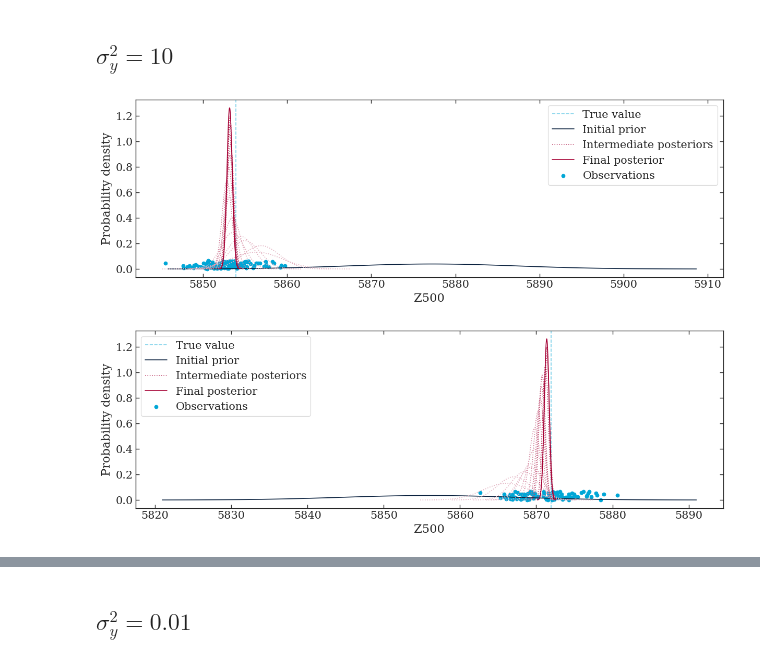
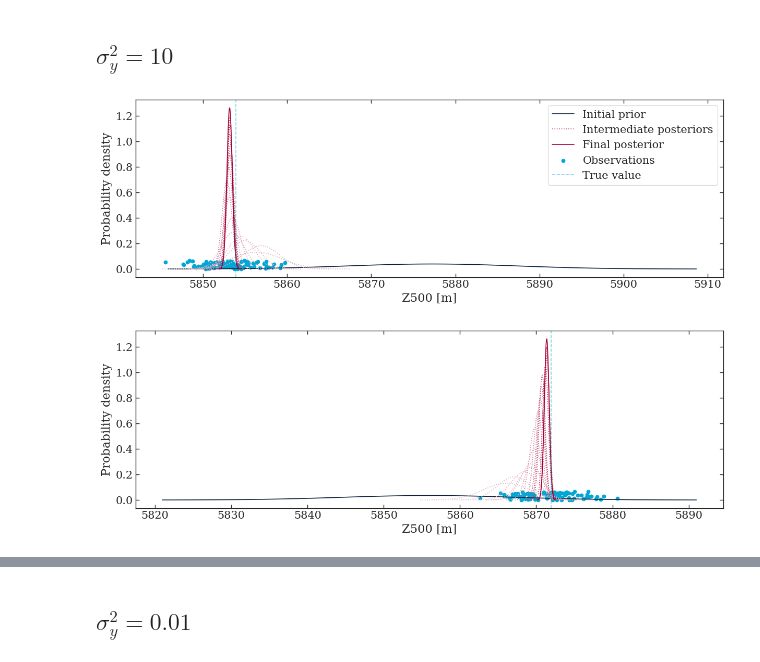
Before and after one commit to DominikStiller/uw-enspred, a Jupyter notebook: notebooks/lab3.ipynb, the cells around one changed output, grey strips where cells are left out. Cells and saved outputs as stored; diff of their text form; code cells hidden in the pictures.

```diff
--- a/notebooks/lab3.ipynb
+++ b/notebooks/lab3.ipynb
@@ -99,9 +95,7 @@ assimilate_single_and_plot(point2, lat2, "single_point2")
 # %% [markdown]
 # Multiple observations
 # %%
-def assimilate_multiple(point, lat, sigma_y, seed_inc=0):
-    N_obs = 100
-
+def assimilate_multiple(point, lat, sigma_y, seed_inc=0, N_obs = 100):
     x_true = point[0]
     initial_prior_samples = point[1:]
     initial_prior = norm(*norm.fit(initial_prior_samples))
@@ -110,26 +104,29 @@ def assimilate_multiple(point, lat, sigma_y, seed_inc=0):
     rng = default_rng(int(14154567554 + point[0] + lat + seed_inc))
     obs = []
     posteriors = []
+    priors = []
     for i in range(N_obs):
+        priors.append(prior)
+
         y = x_true + norm.rvs(0, sigma_y, random_state=rng)
         obs.append(y)
         posterior = assimilate(prior, y, sigma_y)
         prior = posterior
+
         posteriors.append(posterior)
 
-    return N_obs, x_true, initial_prior, obs, posteriors
+    return N_obs, x_true, obs, priors, posteriors
 # %%
-def assimilate_multiple_and_plot(point, lat, sigma_y, name):
-    N_obs, x_true, initial_prior, obs, posteriors = assimilate_multiple(point, lat, sigma_y)
+def assimilate_multiple_and_plot(point, lat, sigma_y, name, show_legend=True):
+    N_obs, x_true, obs, priors, posteriors = assimilate_multiple(point, lat, sigma_y)
 
     fig, ax = plt.subplots(figsize=(12, 4))
 
-    ax.axvline(x_true, color="C2", alpha=0.5, label="True value", ls="--")
-    plot_pdf(ax, initial_prior, lim=0.001, label="Initial prior")
+    plot_pdf(ax, priors[0], lim=0.001, label="Initial prior")
 
-    cmap = matplotlib.colors.LinearSegmentedColormap.from_list("reds", [
-        matplotlib.colors.to_rgb("white"),
-        matplotlib.colors.to_rgb("C1"),
+    cmap = mpl.colors.LinearSegmentedColormap.from_list("reds", [
+        mpl.colors.to_rgb("white"),
+        mpl.colors.to_rgb("C1"),
     ])(np.linspace(0.3, 1, N_obs))
 
     for i, posterior in enumerate(posteriors):
@@ -144,9 +141,12 @@ def assimilate_multiple_and_plot(point, lat, sigma_y, name):
 
     jitter_max = ax.get_ylim()[1] * 0.05
     ax.scatter(obs, np.random.uniform(0, jitter_max, len(obs)), c="C2", label="Observations")
+    ax.axvline(x_true, color="C2", alpha=0.5, label="True value", ls="--")
 
-    ax.legend()
-    ax.set_xlabel("Z500")
+    if show_legend:
+        ax.legend()
+
+    ax.set_xlabel("Z500 [m]")
     ax.set_ylabel("Probability density")
 
     format_plot()
@@ -156,8 +156,8 @@ def assimilate_multiple_and_plot(point, lat, sigma_y, name):
 # %%
 assimilate_multiple_and_plot(point1, lat1, np.sqrt(10), "multiple_point1_var10")
 # %% [output]
-[figure, old version]
+[figure, new version]
 # %%
-assimilate_multiple_and_plot(point2, lat2, np.sqrt(10), "multiple_point2_var10")
+assimilate_multiple_and_plot(point2, lat2, np.sqrt(10), "multiple_point2_var10", show_legend=False)
 # %% [output]
-[figure, old version]
+[figure, new version]
```
Also changed, not shown: parts of 23 cells of this notebook, 20 other files.
